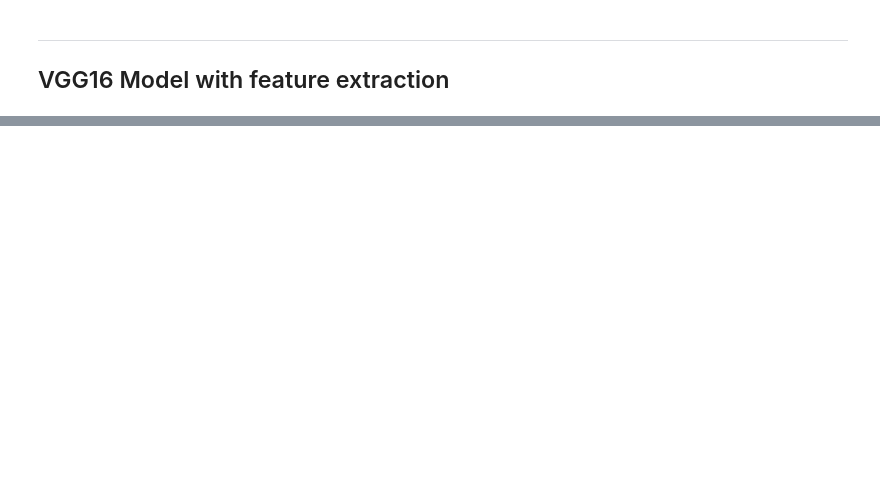
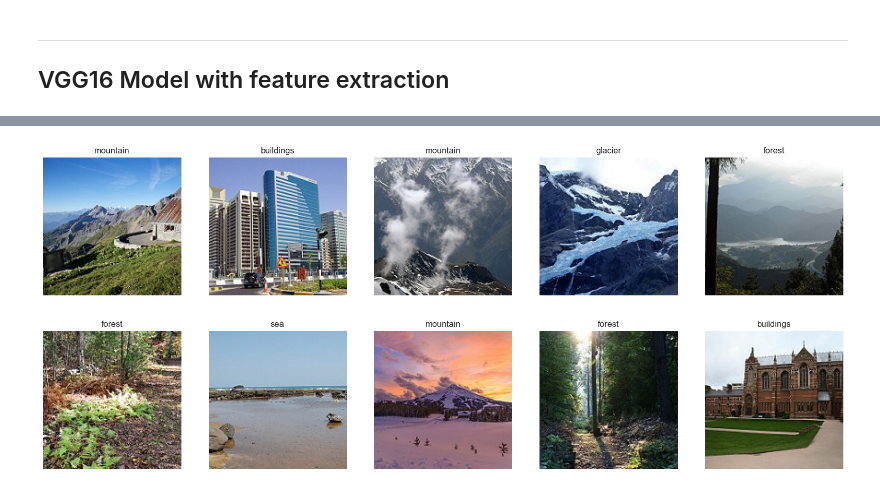
Before and after one commit to DIS21a1-WS22-23-Group-10/DIS21a.1_WS-2223_exam, a Jupyter notebook: Exam_WS2223.ipynb, the cells around one changed output, grey strips where cells are left out. Saved outputs shown, nothing was run; the diff lists cells and outputs as text; code cells hidden in the pictures; blank space fills up the shorter version.

```diff
--- a/Exam_WS2223.ipynb
+++ b/Exam_WS2223.ipynb
@@ -833,0 +920,18 @@ print("Accuracy: ", accuracy_score(test_labels.argmax(axis=1), pred_labels)*100,
+# %%
+from sklearn.metrics import accuracy_score
+
+validation_files = [photo for photo in os.listdir(data_valpath) if photo.endswith(".jpg")]
+validation_images = []
+for photo in validation_files:
+    img = Image.open(os.path.join(data_valpath, photo))
+    img = img.resize((150, 150))
+    validation_images.append(img)
+
+validation_images = image_normalization(validation_images)
+
+train_features, test_features, layer_input, x = feature_extraction(validation_images)
+
+predictions = VGG16_model.predict(test_features)
+pred_labels = np.argmax(predictions, axis = 1)
+# map the labels to the classes
+pred_labels = [classes[i] for i in pred_labels]
@@ -833,0 +942,15 @@ print("Accuracy: ", accuracy_score(test_labels.argmax(axis=1), pred_labels)*100,
+# %%
+# plot 10 random images with their predicted labels
+nrows = 2
+ncols = 5
+fig = plt.gcf()
+fig.set_size_inches(ncols * 4, nrows * 4)
+for i in range(ncols * nrows):
+    sp = plt.subplot(nrows, ncols, i + 1)
+    sp.axis('Off')
+    random_index = np.random.randint(0, len(validation_images))
+    plt.imshow(validation_images[random_index])
+    plt.title(pred_labels[random_index])
+plt.show()
+# %% [output]
+[figure, added]
```
Also changed, not shown: parts of 21 cells of this notebook.
